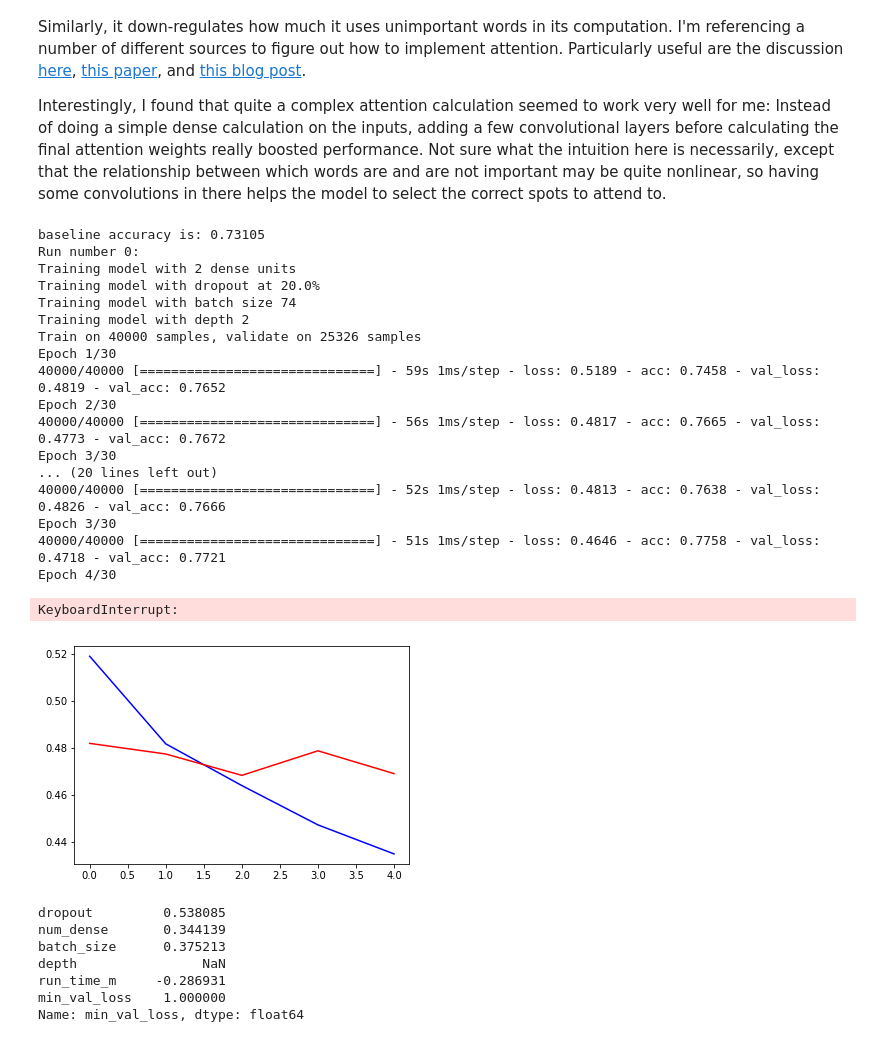
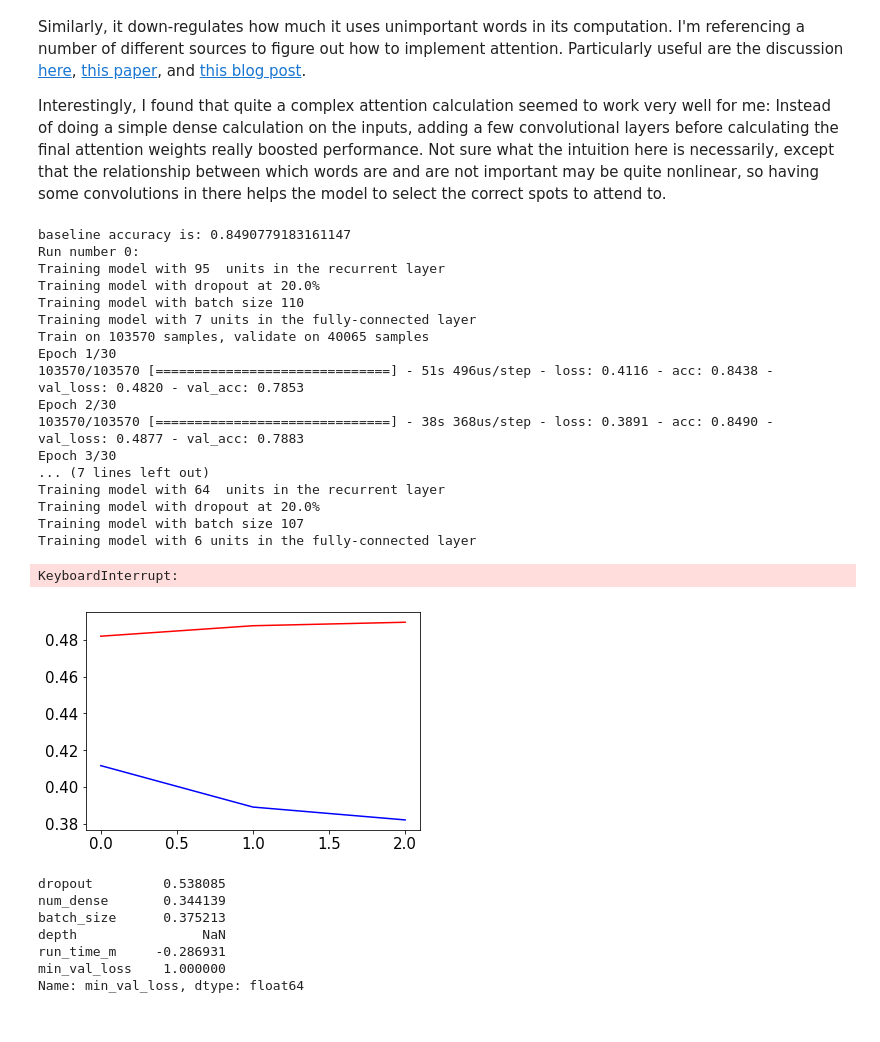
Before and after one commit to coraames/WaitWait, a Jupyter notebook: WWDA Predicting Humor.ipynb, the cells around one changed output. Saved outputs shown, nothing was run; the diff lists cells and outputs as text; code cells hidden in the pictures.

```diff
--- a/WWDA Predicting Humor.ipynb
+++ b/WWDA Predicting Humor.ipynb
@@ -787,7 +789,7 @@ VALIDATION_SPLIT = 0.2
 - Extract an embedding matrix from GLOVE embeddings to be used by the model
 # %%
 # Function to take the training data and divide it into x (lines) and y (funniness)
-def Segment_input(lines_df, min_words=0,max_words = 1000):
+def Segment_input(lines_df, min_words=0,max_words = float('inf')):
 
     # subselect to lines whose length is at least min_words and at most max_words
     lines_to_use = (lines_df.num_words>=min_words) & (lines_df.num_words<=max_words)
@@ -866,7 +873,7 @@ def Process_data(lines_df, min_words=20,max_length = MAX_SEQUENCE_LENGTH,
     embedding_matrix = Make_embedding_matrix(word_index)
     return x_train,x_train_encoded,y_train,x_val,x_val_encoded,y_val,x_test,x_test_encoded,y_test,embedding_matrix
 # %%
-x_train,x_train_encoded,y_train,x_val,x_val_encoded,y_val,x_test,x_test_encoded,y_test,embedding_matrix = Process_data(lines_df,min_words=1,max_length = 10)
+x_train,x_train_encoded,y_train,x_val,x_val_encoded,y_val,x_test,x_test_encoded,y_test,embedding_matrix = Process_data(lines_df,min_words=1,max_length = float('inf'))
 # %% [output]
 Indexing word vectors.
 Found 400000 word vectors.
@@ -1264,34 +1257,33 @@ def generate_attention_model(num_recurrent=64,drop_prob=.2,depth=0,num_dense = 4
 # %%
 # set parameter ranges to test via grid parameter search
 attn_search_results,best_attn_model = random_search(model_fun = generate_attention_model,
                                                   num_runs = 5,
-                                                  num_recurrent=64,
+                                                  num_units_to_test=[64,128],
                                                   drops_to_test=[0.2,0.2],
                                                   num_dense_to_test=[2,10],
-                                                  depth_to_test=[2],
                                                   batch_size_to_test = [64,128],
                                                   patience = 2
                                                  )
 # %% [output]
-baseline accuracy is: 0.73105
+baseline accuracy is: 0.8490779183161147
 Run number 0:
-Training model with 2 dense units
+Training model with 95  units in the recurrent layer
 Training model with dropout at 20.0%
-Training model with batch size 74
-Training model with depth 2
-Train on 40000 samples, validate on 25326 samples
+Training model with batch size 110
+Training model with 7 units in the fully-connected layer
+Train on 103570 samples, validate on 40065 samples
 Epoch 1/30
-40000/40000 [==============================] - 59s 1ms/step - loss: 0.5189 - acc: 0.7458 - val_loss: 0.4819 - val_acc: 0.7652
+103570/103570 [==============================] - 51s 496us/step - loss: 0.4116 - acc: 0.8438 - val_loss: 0.4820 - val_acc: 0.7853
 Epoch 2/30
-40000/40000 [==============================] - 56s 1ms/step - loss: 0.4817 - acc: 0.7665 - val_loss: 0.4773 - val_acc: 0.7672
+103570/103570 [==============================] - 38s 368us/step - loss: 0.3891 - acc: 0.8490 - val_loss: 0.4877 - val_acc: 0.7883
 Epoch 3/30
-... (20 lines left out)
-40000/40000 [==============================] - 52s 1ms/step - loss: 0.4813 - acc: 0.7638 - val_loss: 0.4826 - val_acc: 0.7666
-Epoch 3/30
-40000/40000 [==============================] - 51s 1ms/step - loss: 0.4646 - acc: 0.7758 - val_loss: 0.4718 - val_acc: 0.7721
-Epoch 4/30
+... (7 lines left out)
+Training model with 64  units in the recurrent layer
+Training model with dropout at 20.0%
+Training model with batch size 107
+Training model with 6 units in the fully-connected layer
 KeyboardInterrupt:
-[figure, old version]
+[figure, new version]
 # %%
 attn_search_results.corr()['min_val_loss']
 # %% [output]
```
Also changed, not shown: parts of 11 cells of this notebook.
